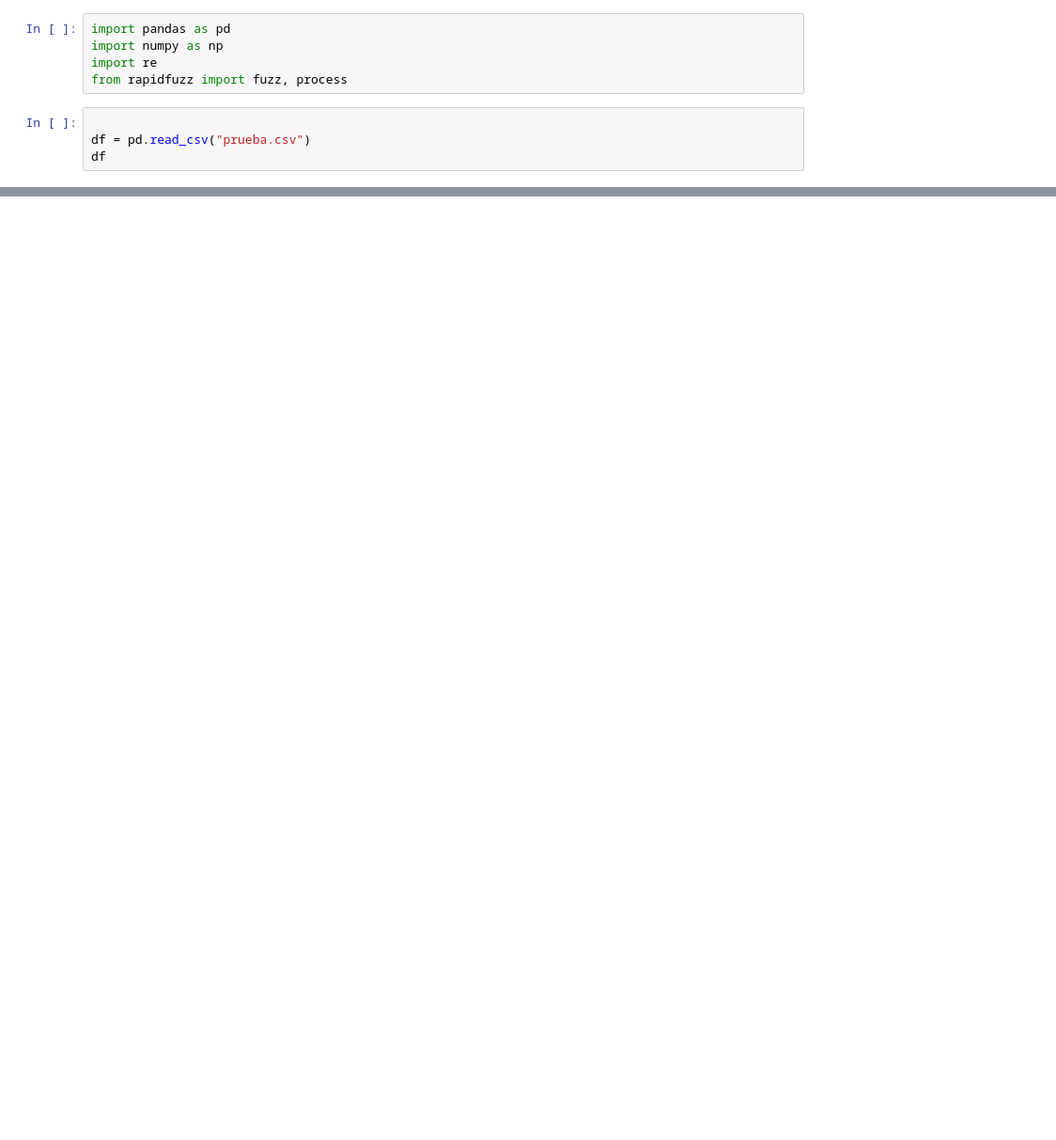
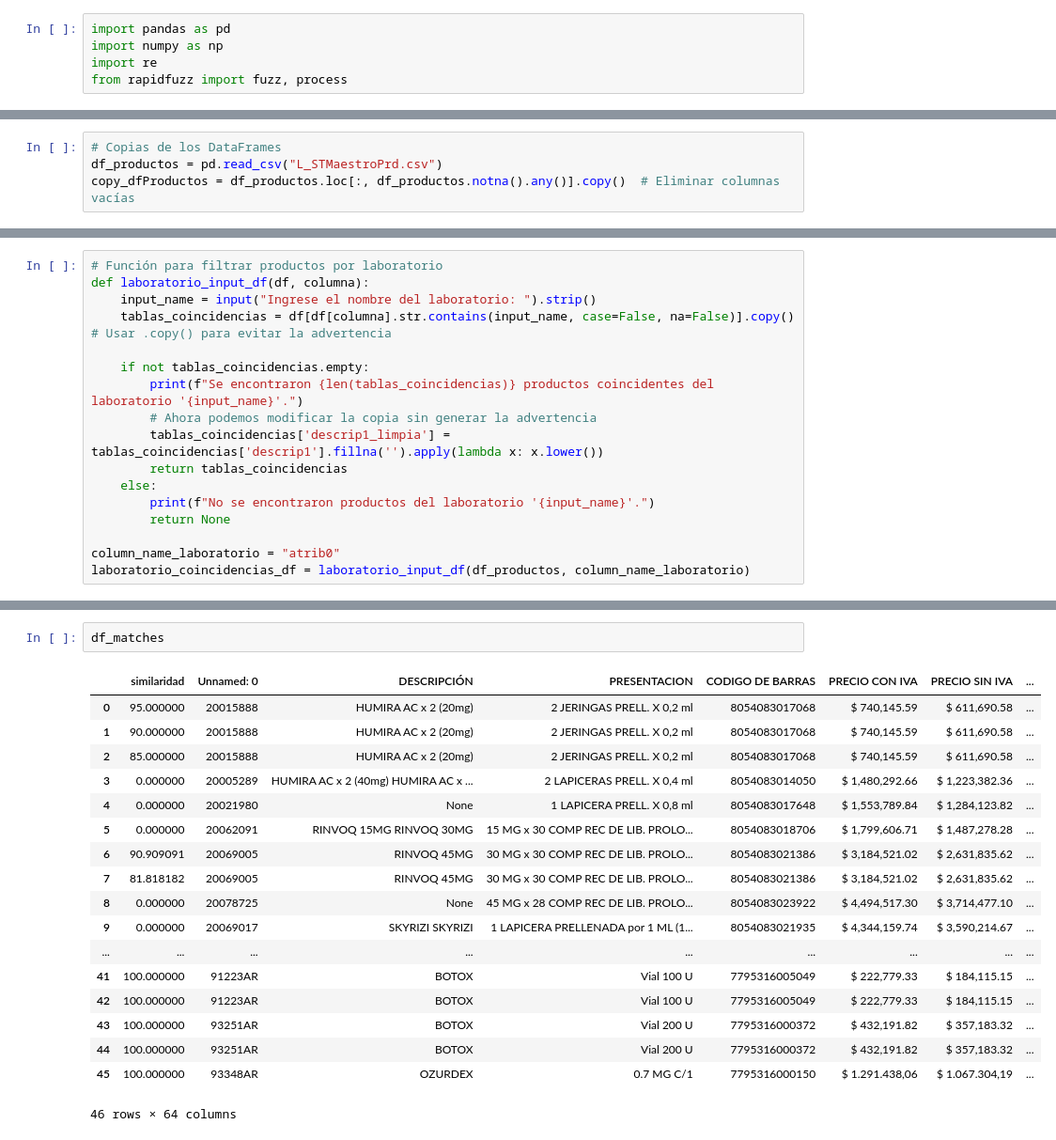
Before and after one commit to emmaSDNZ/digitalizacion_distriapp, a Jupyter notebook: backend/src/notebook/prueba.ipynb, the cells around one changed output, grey strips where cells are left out. Shown: that part at 94% size. Drawn from its saved outputs; the diff is of its cells as text; blank space fills up the shorter version.

```diff
--- a/backend/src/notebook/prueba.ipynb
+++ b/backend/src/notebook/prueba.ipynb
@@ -3,7 +3,3 @@ import pandas as pd
 import numpy as np
 import re
 from rapidfuzz import fuzz, process
-# %%
-
-df = pd.read_csv("prueba.csv")
-df
@@ -29 +6,5 @@ df
+# %%
+# Copias de los DataFrames
+df_productos = pd.read_csv("L_STMaestroPrd.csv")
+copy_dfProductos = df_productos.loc[:, df_productos.notna().any()].copy()  # Eliminar columnas vacías
 # %%
@@ -198,0 +73,17 @@ df_procesado = procesar_csv(df)
+# %%
+# Función para filtrar productos por laboratorio
+def laboratorio_input_df(df, columna):
+    input_name = input("Ingrese el nombre del laboratorio: ").strip()
+    tablas_coincidencias = df[df[columna].str.contains(input_name, case=False, na=False)].copy()  # Usar .copy() para evitar la advertencia
+
+    if not tablas_coincidencias.empty:
+        print(f"Se encontraron {len(tablas_coincidencias)} productos coincidentes del laboratorio '{input_name}'.")
+        # Ahora podemos modificar la copia sin generar la advertencia
+        tablas_coincidencias['descrip1_limpia'] = tablas_coincidencias['descrip1'].fillna('').apply(lambda x: x.lower())
+        return tablas_coincidencias
+    else:
+        print(f"No se encontraron productos del laboratorio '{input_name}'.")
+        return None
+
+column_name_laboratorio = "atrib0"
+laboratorio_coincidencias_df = laboratorio_input_df(df_productos, column_name_laboratorio)
@@ -198,0 +155,21 @@ df_procesado = procesar_csv(df)
+# %%
+df_matches
+# %% [output]
+|  | similaridad | Unnamed: 0 | DESCRIPCIÓN | PRESENTACION | CODIGO DE BARRAS | PRECIO CON IVA | PRECIO SIN IVA | ... |
+| 0 | 95.000000 | 20015888 | HUMIRA AC x 2 (20mg) | 2 JERINGAS PRELL. X 0,2 ml | 8054083017068 | $ 740,145.59 | $ 611,690.58 | ... |
+| 1 | 90.000000 | 20015888 | HUMIRA AC x 2 (20mg) | 2 JERINGAS PRELL. X 0,2 ml | 8054083017068 | $ 740,145.59 | $ 611,690.58 | ... |
+| 2 | 85.000000 | 20015888 | HUMIRA AC x 2 (20mg) | 2 JERINGAS PRELL. X 0,2 ml | 8054083017068 | $ 740,145.59 | $ 611,690.58 | ... |
+| 3 | 0.000000 | 20005289 | HUMIRA AC x 2 (40mg) HUMIRA AC x ... | 2 LAPICERAS PRELL. X 0,4 ml | 8054083014050 | $ 1,480,292.66 | $ 1,223,382.36 | ... |
+| 4 | 0.000000 | 20021980 | None | 1 LAPICERA PRELL. X 0,8 ml | 8054083017648 | $ 1,553,789.84 | $ 1,284,123.82 | ... |
+| 5 | 0.000000 | 20062091 | RINVOQ 15MG RINVOQ 30MG | 15 MG x 30 COMP REC DE LIB. PROLO... | 8054083018706 | $ 1,799,606.71 | $ 1,487,278.28 | ... |
+| 6 | 90.909091 | 20069005 | RINVOQ 45MG | 30 MG x 30 COMP REC DE LIB. PROLO... | 8054083021386 | $ 3,184,521.02 | $ 2,631,835.62 | ... |
+| 7 | 81.818182 | 20069005 | RINVOQ 45MG | 30 MG x 30 COMP REC DE LIB. PROLO... | 8054083021386 | $ 3,184,521.02 | $ 2,631,835.62 | ... |
+| 8 | 0.000000 | 20078725 | None | 45 MG x 28 COMP REC DE LIB. PROLO... | 8054083023922 | $ 4,494,517.30 | $ 3,714,477.10 | ... |
+| 9 | 0.000000 | 20069017 | SKYRIZI SKYRIZI | 1 LAPICERA PRELLENADA por 1 ML (1... | 8054083021935 | $ 4,344,159.74 | $ 3,590,214.67 | ... |
+| ... | ... | ... | ... | ... | ... | ... | ... | ... |
+| 41 | 100.000000 | 91223AR | BOTOX | Vial 100 U | 7795316005049 | $ 222,779.33 | $ 184,115.15 | ... |
+| 42 | 100.000000 | 91223AR | BOTOX | Vial 100 U | 7795316005049 | $ 222,779.33 | $ 184,115.15 | ... |
+| 43 | 100.000000 | 93251AR | BOTOX | Vial 200 U | 7795316000372 | $ 432,191.82 | $ 357,183.32 | ... |
+| 44 | 100.000000 | 93251AR | BOTOX | Vial 200 U | 7795316000372 | $ 432,191.82 | $ 357,183.32 | ... |
+| 45 | 100.000000 | 93348AR | OZURDEX | 0.7 MG C/1 | 7795316000150 | $ 1.291.438,06 | $ 1.067.304,19 | ... |
+46 rows × 64 columns
```
Also changed, not shown: parts of 9 cells of this notebook, 3 other files.
